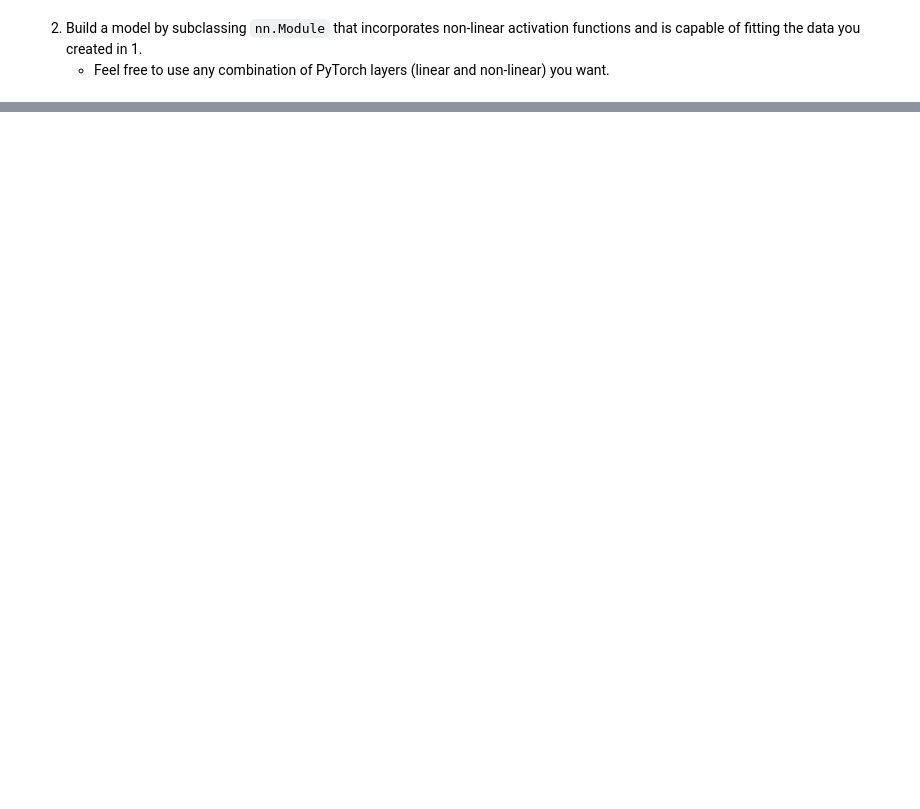
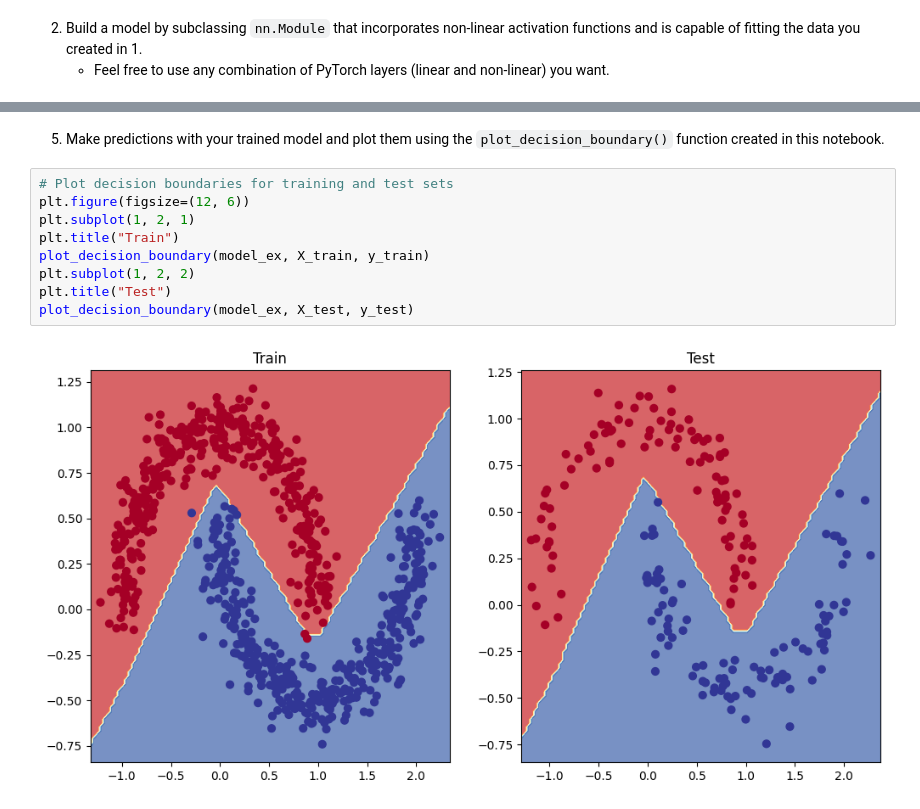
Before and after one commit to amrirasyidi/ztm_pytorch_learn, a Jupyter notebook: 02_pytorch_classification.ipynb, the cells around one changed output, grey strips where cells are left out. Saved outputs shown, nothing was run; the diff lists cells and outputs as text; blank space fills up the shorter version.

```diff
--- a/02_pytorch_classification.ipynb
+++ b/02_pytorch_classification.ipynb
@@ -1898,0 +1985,13 @@ plt.show()
+# %% [markdown]
+5. Make predictions with your trained model and plot them using the `plot_decision_boundary()` function created in this notebook.
+# %%
+# Plot decision boundaries for training and test sets
+plt.figure(figsize=(12, 6))
+plt.subplot(1, 2, 1)
+plt.title("Train")
+plot_decision_boundary(model_ex, X_train, y_train)
+plt.subplot(1, 2, 2)
+plt.title("Test")
+plot_decision_boundary(model_ex, X_test, y_test)
+# %% [output]
+[figure, added]
```
Also changed, not shown: parts of 35 cells of this notebook.
